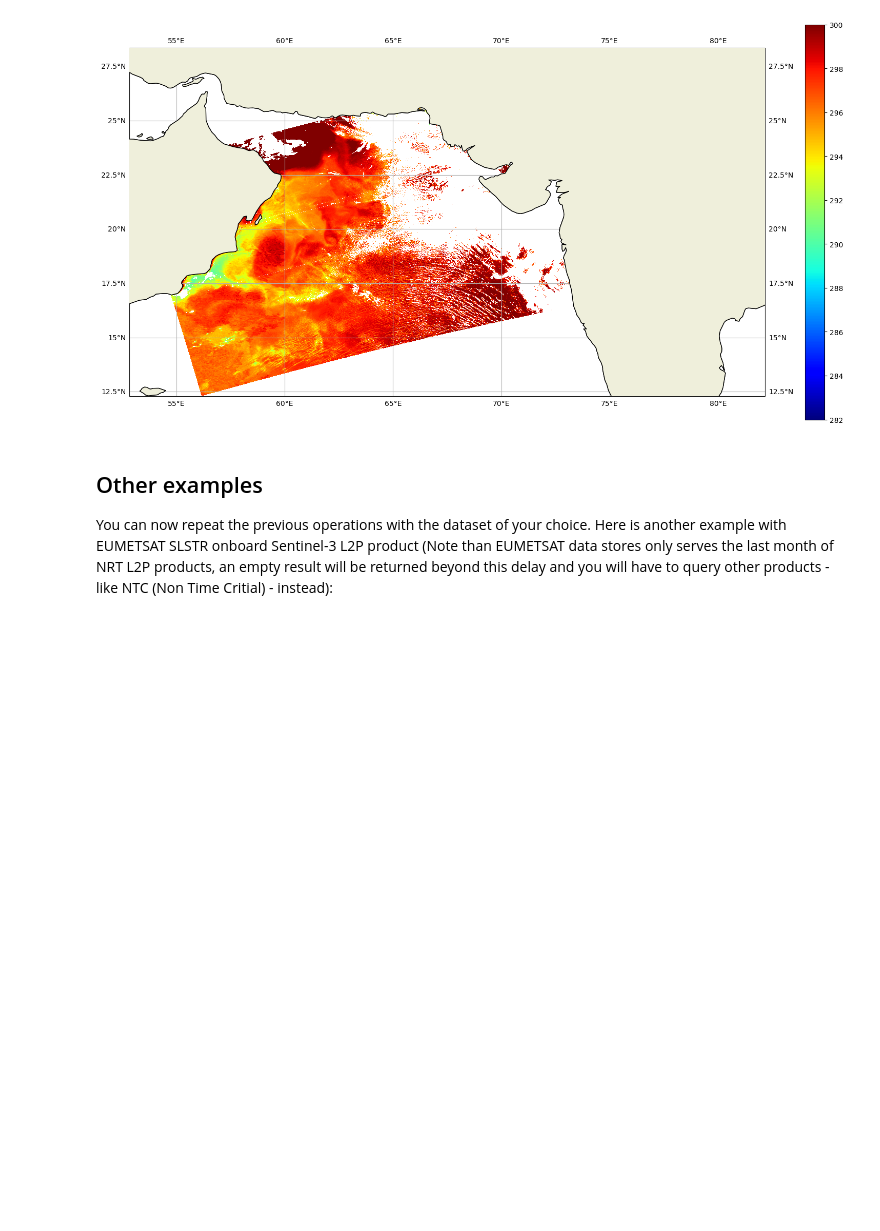
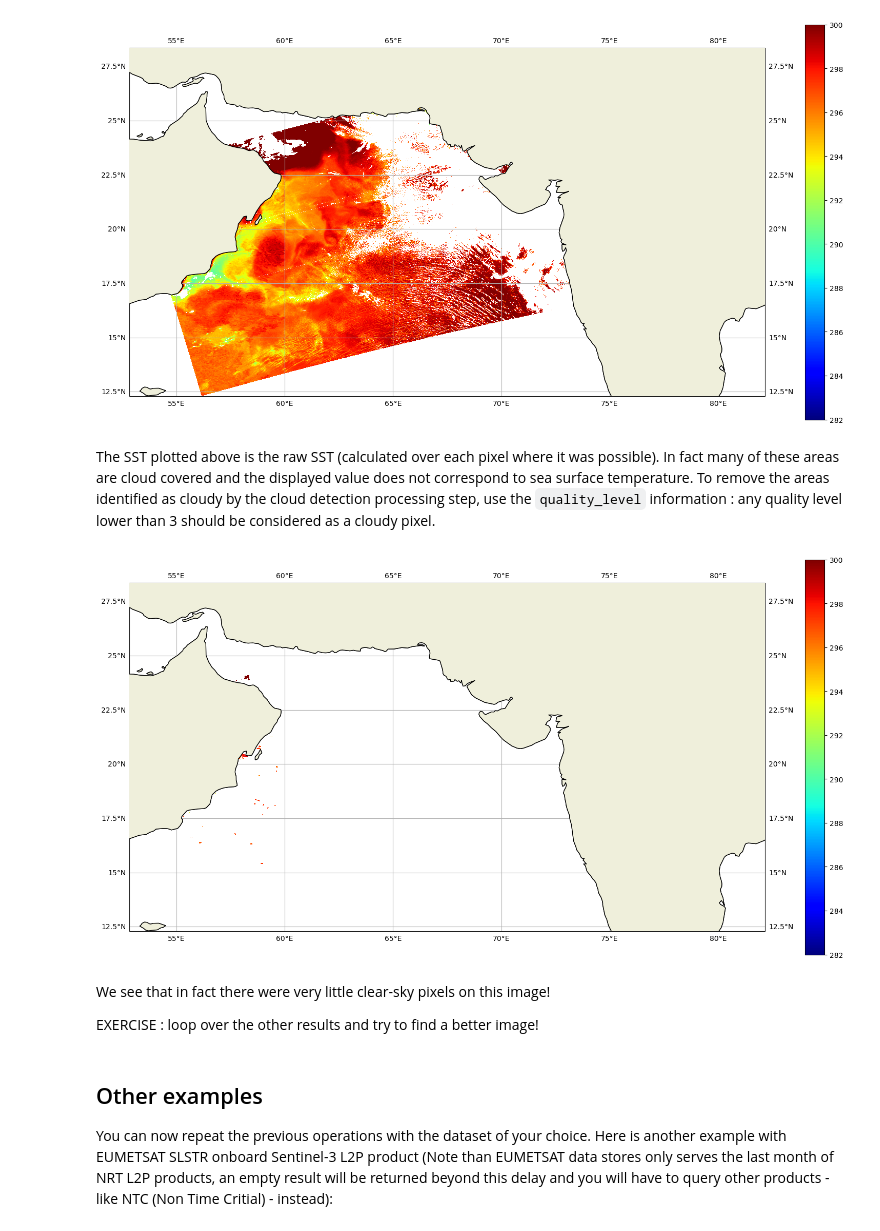
Before and after one commit to GHRSST/ghrsst-opensearch, a Jupyter notebook: Opensearch-Training-Ahmedabad-2023.ipynb, the cells around one changed output. Drawn from its saved outputs; the diff is of its cells as text; code cells hidden in the pictures; blank space fills up the shorter version.

Commit message:
added exercise

```diff
--- a/Opensearch-Training-Ahmedabad-2023.ipynb
+++ b/Opensearch-Training-Ahmedabad-2023.ipynb
@@ -444,11 +445,10 @@ import xarray as xr
 import cartopy as cart
 
 # routine to plot SST for a given granule
-def plot_sst(dst):
+def plot_sst(dst, sst):
     fig = plt.figure(figsize=(20, 10))
     ax = plt.axes(projection=ccrs.PlateCarree())
     for d in dst:
-        sst = dst.sea_surface_temperature
         plt.pcolormesh(dst.lon, dst.lat, sst,
                        transform=ccrs.PlateCarree(), cmap='jet',
                        vmin=282, vmax=300)
@@ -460,14 +460,25 @@ def plot_sst(dst):
     plt.show()
 
 # open the file and remove the useless `time` dimension
-sst = xr.open_dataset(
+dst = xr.open_dataset(
     '20180805164303-OSISAF-L2P_GHRSST-SSTsubskin-AVHRR_SST_METOP_B-sstmgr_metop01_20180805_164303-v02.0-fv01.0.nc'
 ).squeeze()
 
 # plot the content of `sea_surface_temperature` variable
-plot_sst(sst)
+plot_sst(dst, dst.sea_surface_temperature)
 # %% [output]
 [figure]
+# %% [markdown]
+The SST plotted above is the raw SST (calculated over each pixel where it was possible). In fact many of these areas are cloud covered and the displayed value does not correspond to sea surface temperature. To remove the areas identified as cloudy by the cloud detection processing step, use the `quality_level` information : any quality level lower than 3 should be considered as a cloudy pixel.
+# %%
+# plot the content of `sea_surface_temperature` variable where quality_level is greater or equal to 3
+plot_sst(dst, dst.sea_surface_temperature.where(dst.quality_level>=3))
+# %% [output]
+[figure, added]
+# %% [markdown]
+We see that in fact there were very little clear-sky pixels on this image!
+
+EXERCISE : loop over the other results and try to find a better image!
 # %% [markdown]
 ## Other examples
 
```
Also changed, not shown: parts of 7 cells of this notebook.
